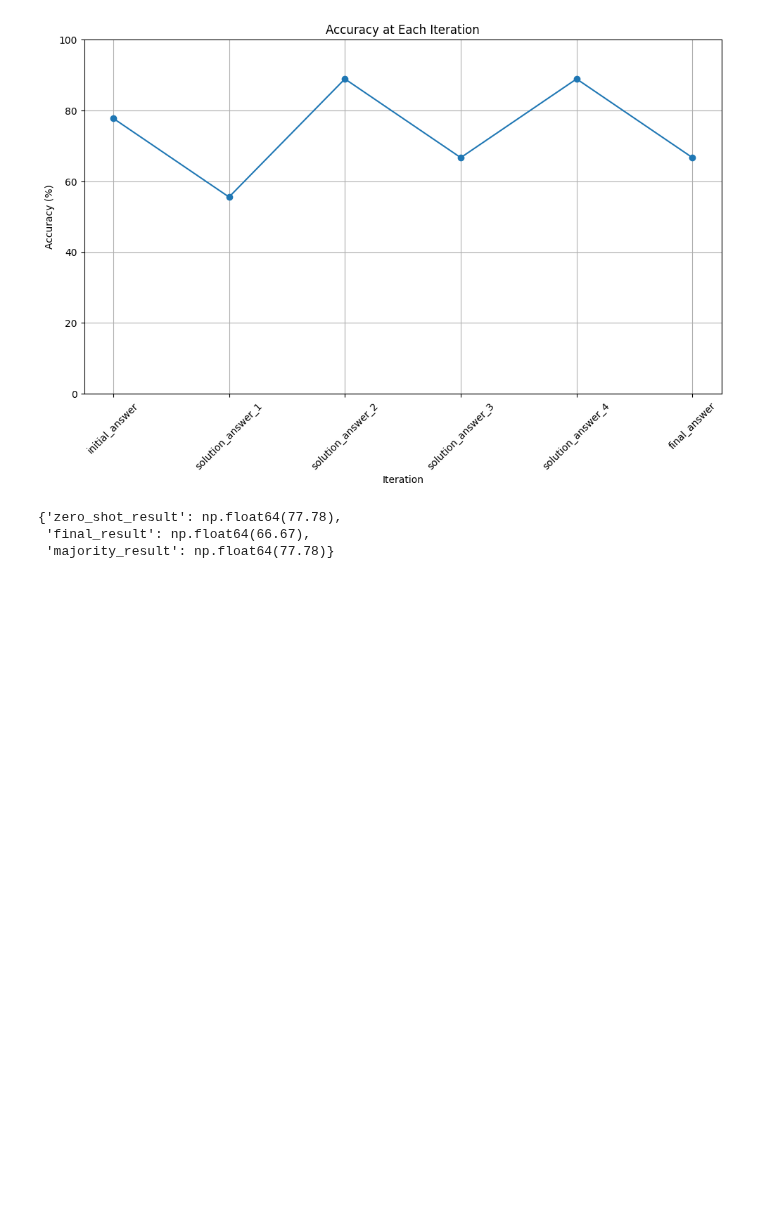
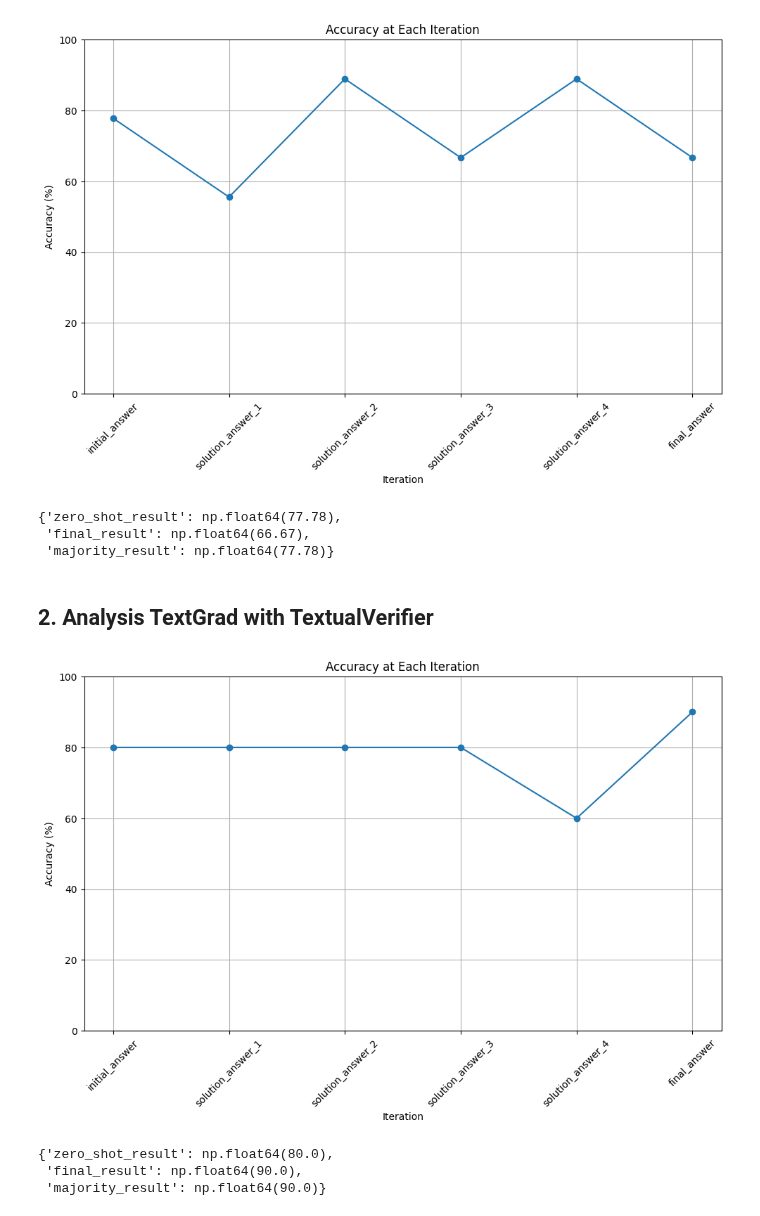
Before and after one commit to eugeniusms/textgrad-TextualVerifier, a Jupyter notebook: evaluation/solution_optimization/04-Solution-Optimization-Analyis.ipynb, the cells around one changed output. Cells and saved outputs as stored; diff of their text form; code cells hidden in the pictures; blank space fills up the shorter version.

Commit message:
feat: try tv textgrad 9 mins for 10 datas

```diff
--- a/evaluation/solution_optimization/04-Solution-Optimization-Analyis.ipynb
+++ b/evaluation/solution_optimization/04-Solution-Optimization-Analyis.ipynb
@@ -22,3 +22,6 @@ raw_textgrad
 | 7 | 7 | The process described is $\gamma\... | C | GPQA-Diamond | - | The process described is $\gamma\... | The process described is $\gamma\... | The process described is $\gamma\... | ... |
 | 8 | 5 | Here's how we can find the eigenv... | A | GPQA-Diamond | - | Here's how we can find the eigenv... | Here's how we find the eigenvecto... | Here's how we find the eigenvecto... | ... |
 | 9 | 8 | Here's how we can analyze the res... | B | GPQA-Diamond | - | Here's how we can analyze the res... | Here's how we can analyze the res... | 1. **G2's Essential Role:** The g... | ... |
+# %%
+tv_textgrad = pd.read_csv("results/tv_textgrad.csv")
+tv_textgrad
@@ -131,3 +146,18 @@ result
 {'zero_shot_result': np.float64(77.78),
  'final_result': np.float64(66.67),
  'majority_result': np.float64(77.78)}
+# %% [markdown]
+## 2. Analysis TextGrad with TextualVerifier
+# %%
+# Visualization
+analyze_visual_iteration_data(tv_textgrad)
+# %% [output]
+[figure, added]
+# %%
+# Percentages
+tv_result = analyze_percentage_data(tv_textgrad)
+tv_result
+# %% [output]
+{'zero_shot_result': np.float64(80.0),
+ 'final_result': np.float64(90.0),
+ 'majority_result': np.float64(90.0)}
```
Also changed, not shown: parts of 1 cell of this notebook, 2 other files.
